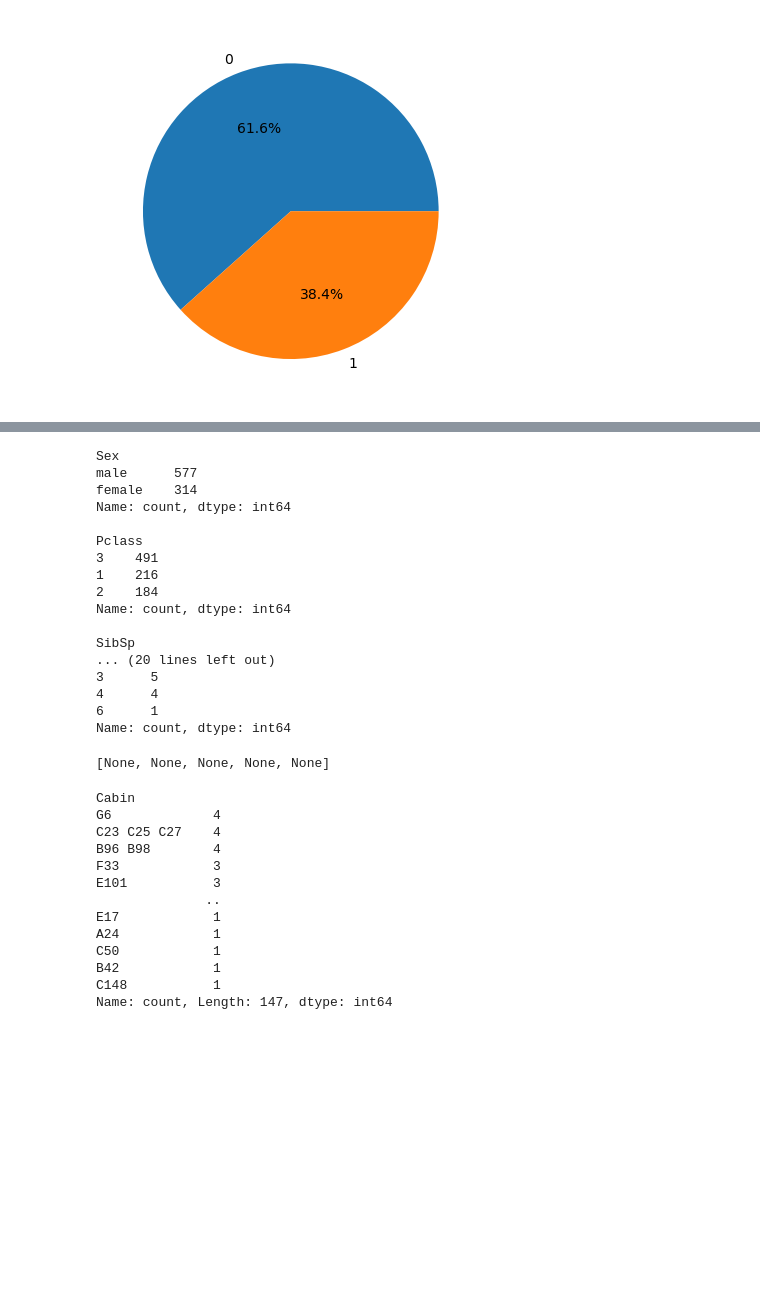
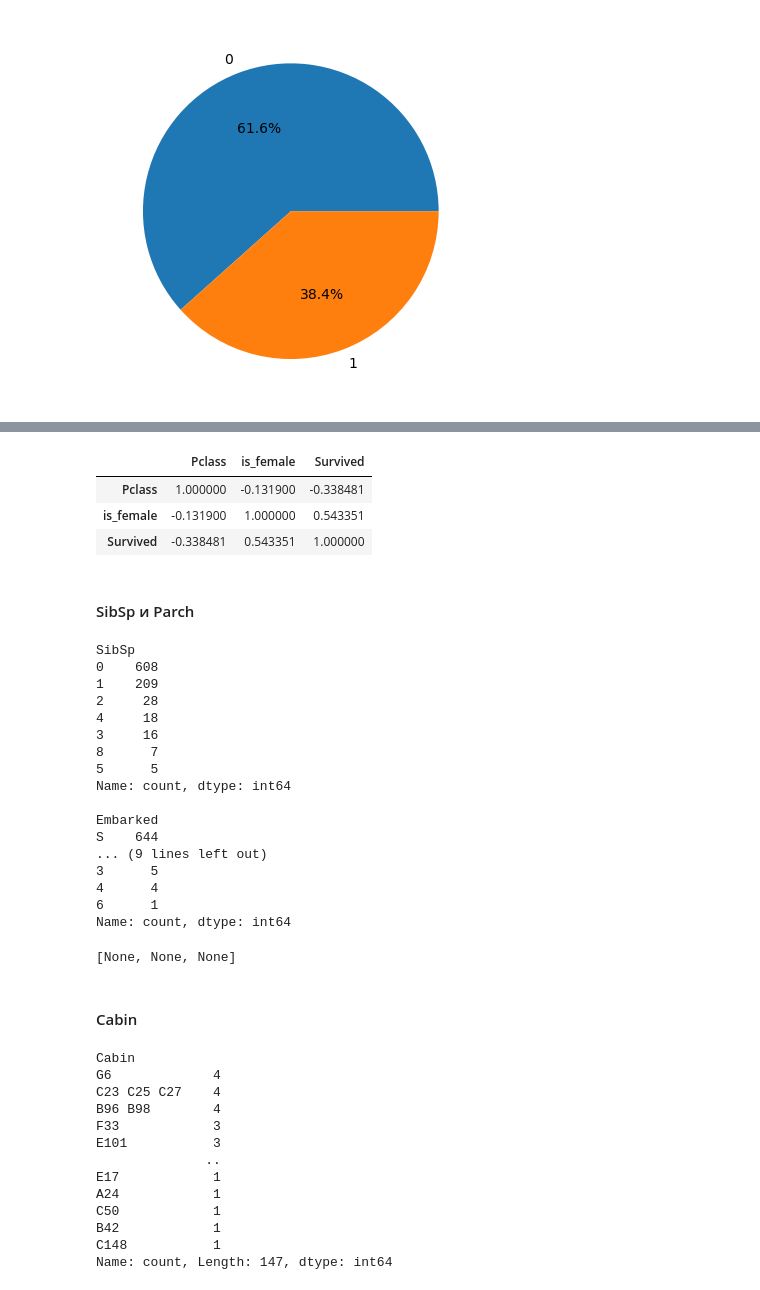
Before and after one commit to AndreyZhartun/titanic, a Jupyter notebook: eda.ipynb, the cells around one changed output, grey strips where cells are left out. Cells and saved outputs as stored; diff of their text form; code cells hidden in the pictures; blank space fills up the shorter version.

```diff
--- a/eda.ipynb
+++ b/eda.ipynb
@@ -41,0 +60,3 @@ df.Survived.value_counts().plot.pie(autopct='%1.1f%%')
+# %%
+df['is_female'] = (df['Sex'] == 'female').astype('int')
+df
@@ -42,25 +102,36 @@ df.Survived.value_counts().plot.pie(autopct='%1.1f%%')
+# %%
+df.loc[:, ['Pclass', 'is_female', 'Survived']].corr()
+# %% [output]
+|  | Pclass | is_female | Survived |
+| Pclass | 1.000000 | -0.131900 | -0.338481 |
+| is_female | -0.131900 | 1.000000 | 0.543351 |
+| Survived | -0.338481 | 0.543351 | 1.000000 |
+# %% [markdown]
+#### SibSp и Parch
 # %%
-cat_cols = ['Sex', 'Pclass', 'SibSp', 'Embarked', 'Parch']
+cat_cols = ['SibSp', 'Embarked', 'Parch']
 [print(df[x].value_counts(), '\n') for x in cat_cols]
 # %% [output]
-Sex
-male      577
-female    314
+SibSp
+0    608
+1    209
+2     28
+4     18
+3     16
+8      7
+5      5
 Name: count, dtype: int64
 
-Pclass
-3    491
-1    216
-2    184
-Name: count, dtype: int64
-
-SibSp
-... (20 lines left out)
+Embarked
+S    644
+... (9 lines left out)
 3      5
 4      4
 6      1
 Name: count, dtype: int64
-[None, None, None, None, None]
+[None, None, None]
+# %% [markdown]
+#### Cabin
 # %%
 # TODO extract letter from cabin
 df.Cabin.value_counts()
```
Also changed, not shown: parts of 30 cells of this notebook, 10 other files.
